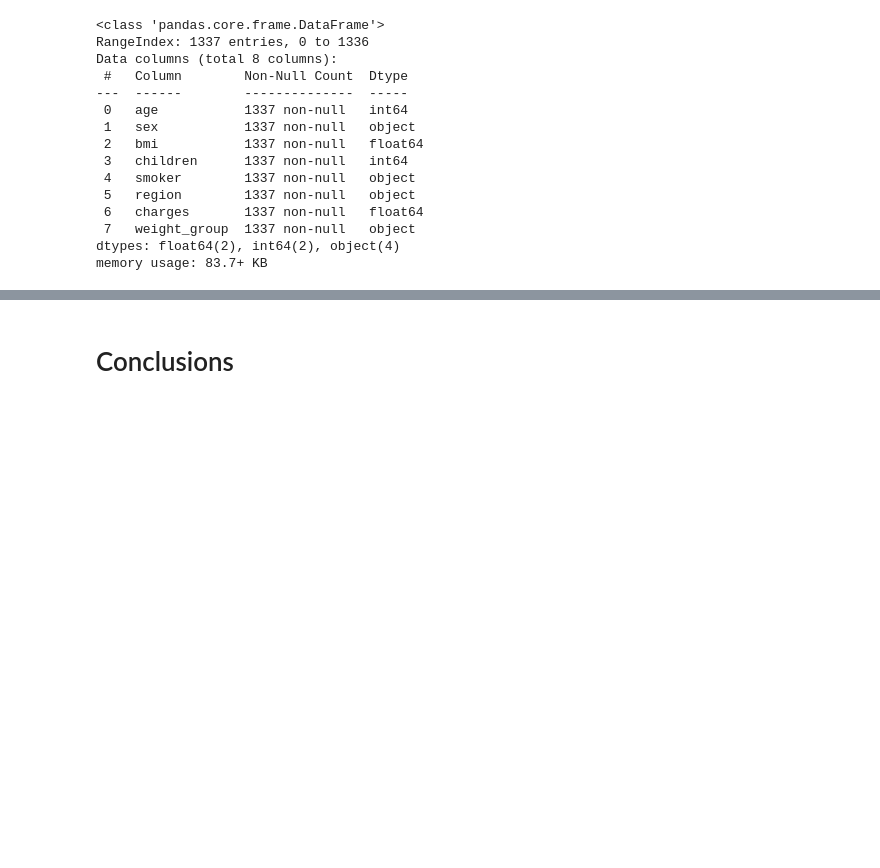
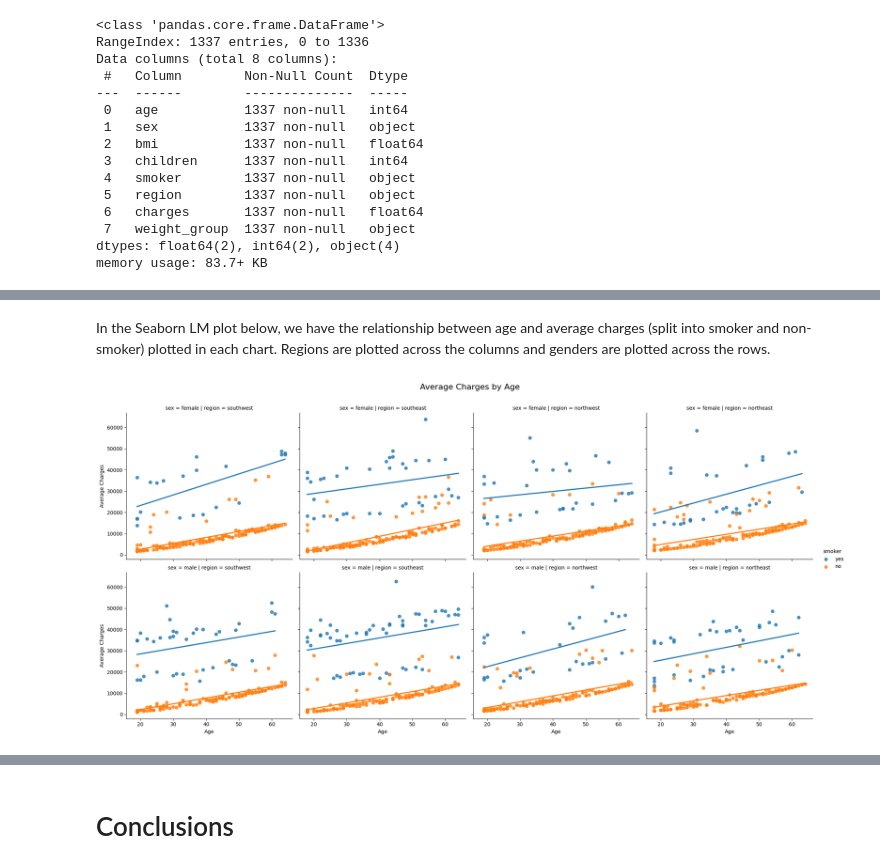
Before and after one commit to 8osco/CI_Hack1_May25, a Jupyter notebook: jupyter_notebooks/Analysis.ipynb, the cells around one changed output, grey strips where cells are left out. Drawn from its saved outputs; the diff is of its cells as text; code cells hidden in the pictures; blank space fills up the shorter version.

```diff
--- a/jupyter_notebooks/Analysis.ipynb
+++ b/jupyter_notebooks/Analysis.ipynb
@@ -101,0 +190,16 @@ fig.show()
+# %% [markdown]
+In the Seaborn LM plot below, we have the relationship between age and average charges (split into smoker and non-smoker) plotted in each chart.
+Regions are plotted across the columns and genders are plotted across the rows.
+# %%
+age_avg_charge_plot = sns.lmplot(data=df, x="age", y="charges", col="region",row='sex', hue="smoker", ci=None)
+
+# Update labels and title
+age_avg_charge_plot.set_axis_labels('Age', 'Average Charges')
+age_avg_charge_plot.fig.suptitle('Average Charges by Age', fontsize=16)
+
+# Adjust layout to avoid overlapping between the title and the charts
+age_avg_charge_plot.fig.subplots_adjust(top=0.9)
+
+plt.show()
+# %% [output]
+[figure, added]
```
Also changed, not shown: parts of 36 cells of this notebook, 3 other files.
